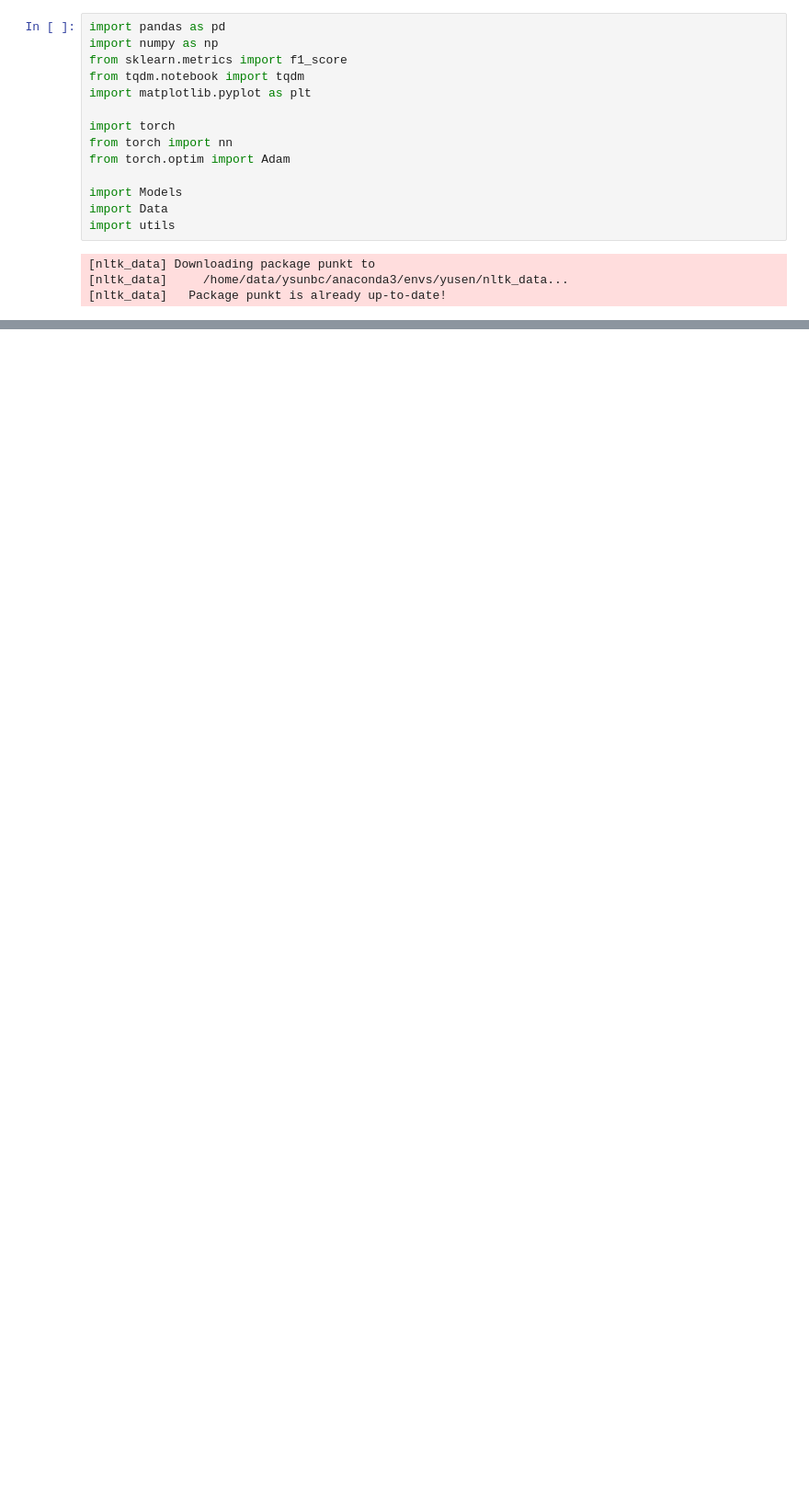
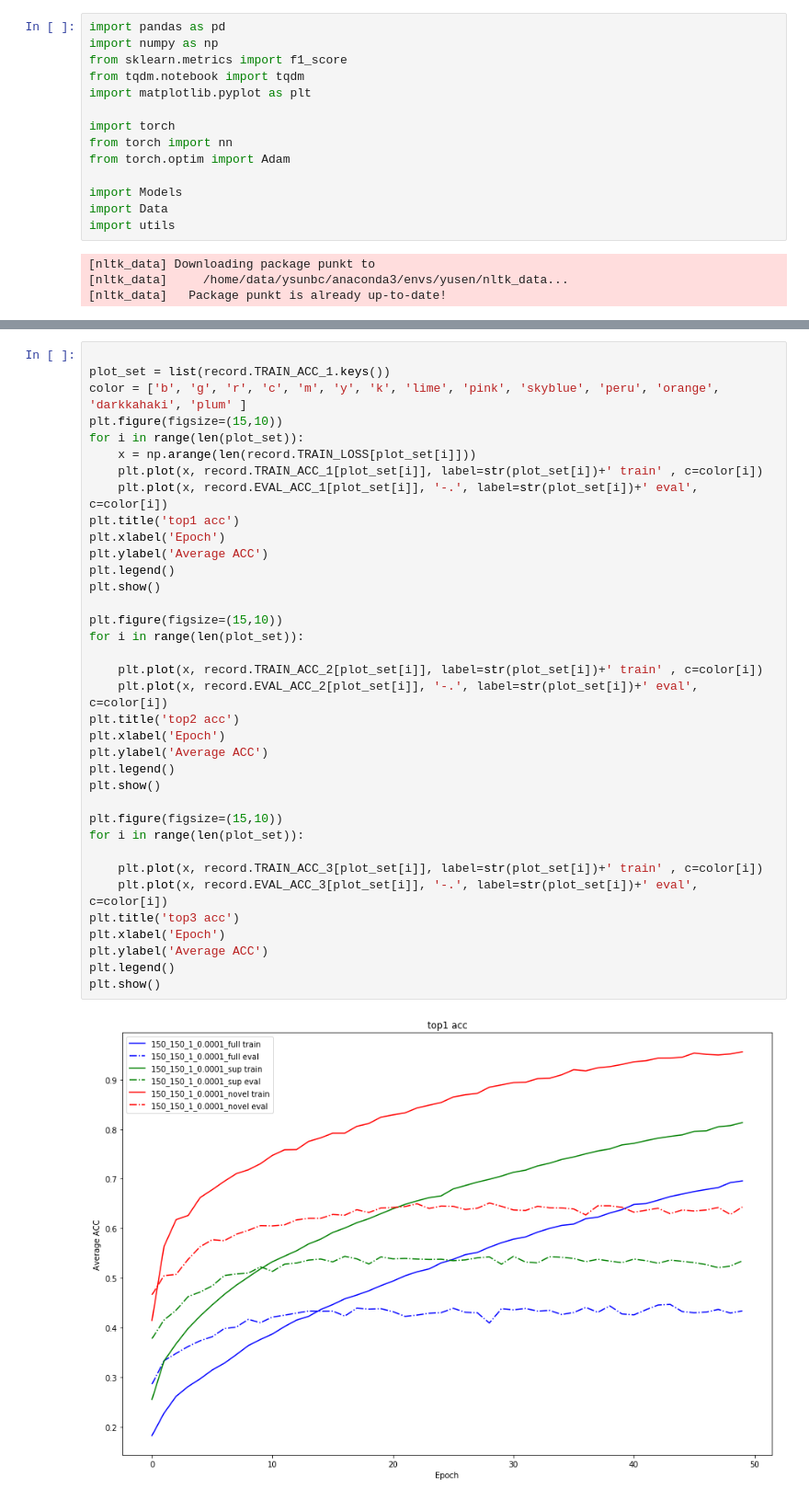
Before and after one commit to jamestszhim/Zero-Shot-Learning-with-Semantics-Information, a Jupyter notebook: nlp/LSTM_CLS.ipynb, the cells around one changed output, grey strips where cells are left out. Shown at 92% size. Cells and saved outputs as stored; diff of their text form; blank space fills up the shorter version.

```diff
--- a/nlp/LSTM_CLS.ipynb
+++ b/nlp/LSTM_CLS.ipynb
@@ -554,0 +158,38 @@ plt.show()
+# %%
+
+plot_set = list(record.TRAIN_ACC_1.keys())
+color = ['b', 'g', 'r', 'c', 'm', 'y', 'k', 'lime', 'pink', 'skyblue', 'peru', 'orange', 'darkkahaki', 'plum' ]
+plt.figure(figsize=(15,10))
+for i in range(len(plot_set)):
+    x = np.arange(len(record.TRAIN_LOSS[plot_set[i]]))
+    plt.plot(x, record.TRAIN_ACC_1[plot_set[i]], label=str(plot_set[i])+' train' , c=color[i])
+    plt.plot(x, record.EVAL_ACC_1[plot_set[i]], '-.', label=str(plot_set[i])+' eval', c=color[i])
+plt.title('top1 acc')
+plt.xlabel('Epoch')
+plt.ylabel('Average ACC')
+plt.legend()
+plt.show()
+
+plt.figure(figsize=(15,10))
+for i in range(len(plot_set)):
+
+    plt.plot(x, record.TRAIN_ACC_2[plot_set[i]], label=str(plot_set[i])+' train' , c=color[i])
+    plt.plot(x, record.EVAL_ACC_2[plot_set[i]], '-.', label=str(plot_set[i])+' eval', c=color[i])
+plt.title('top2 acc')
+plt.xlabel('Epoch')
+plt.ylabel('Average ACC')
+plt.legend()
+plt.show()
+
+plt.figure(figsize=(15,10))
+for i in range(len(plot_set)):
+
+    plt.plot(x, record.TRAIN_ACC_3[plot_set[i]], label=str(plot_set[i])+' train' , c=color[i])
+    plt.plot(x, record.EVAL_ACC_3[plot_set[i]], '-.', label=str(plot_set[i])+' eval', c=color[i])
+plt.title('top3 acc')
+plt.xlabel('Epoch')
+plt.ylabel('Average ACC')
+plt.legend()
+plt.show()
+# %% [output]
+[figure, added]
```
Also changed, not shown: parts of 63 cells of this notebook, 7 other files.
